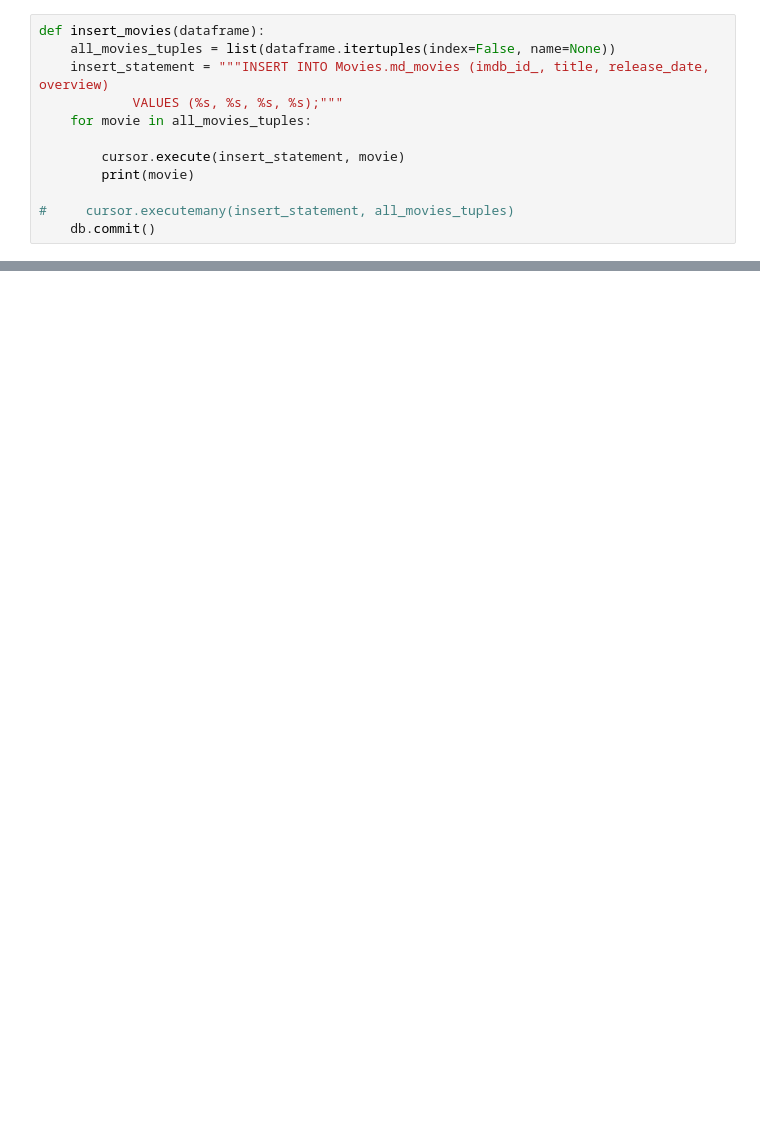
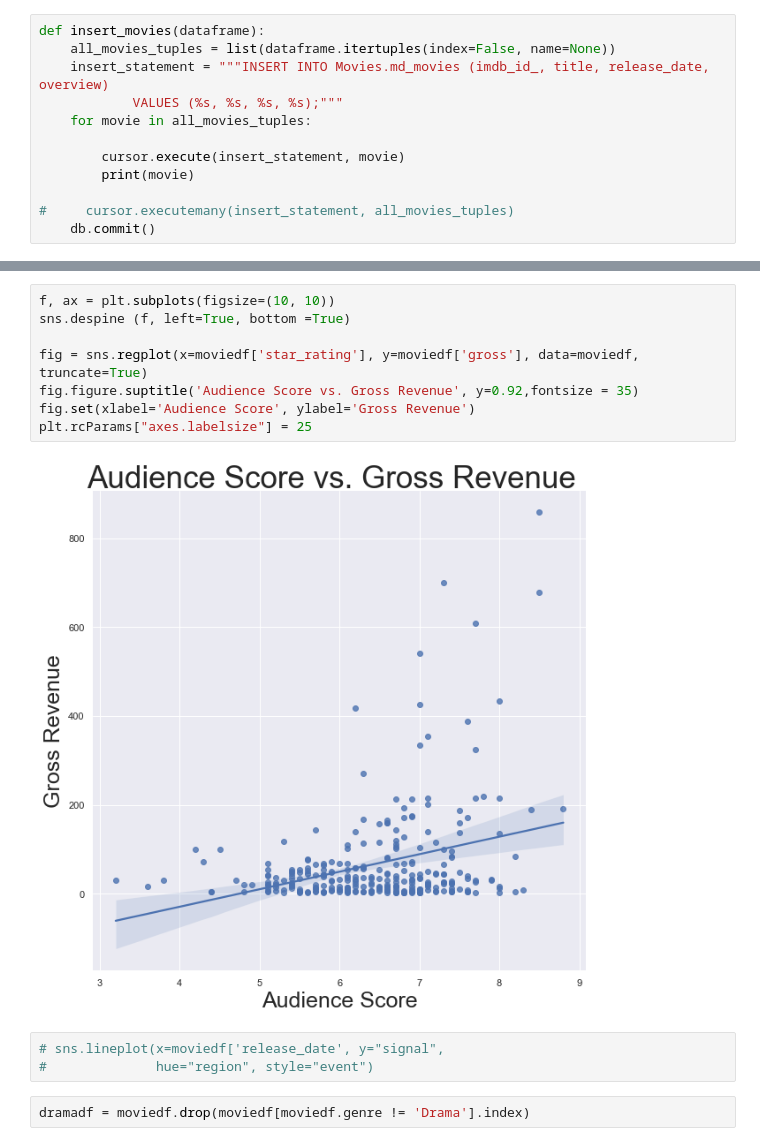
Before and after one commit to clareblessen/Movies, a Jupyter notebook: Movie_project.ipynb, the cells around one changed output, grey strips where cells are left out. Cells and saved outputs as stored; diff of their text form; blank space fills up the shorter version.

```diff
--- a/Movie_project.ipynb
+++ b/Movie_project.ipynb
@@ -353,0 +378,15 @@ insert_movies(make_df(all_info))
+# %%
+f, ax = plt.subplots(figsize=(10, 10))
+sns.despine (f, left=True, bottom =True)
+
+fig = sns.regplot(x=moviedf['star_rating'], y=moviedf['gross'], data=moviedf, truncate=True)
+fig.figure.suptitle('Audience Score vs. Gross Revenue', y=0.92,fontsize = 35)
+fig.set(xlabel='Audience Score', ylabel='Gross Revenue')
+plt.rcParams["axes.labelsize"] = 25
+# %% [output]
+[figure, added]
+# %%
+# sns.lineplot(x=moviedf['release_date', y="signal",
+#              hue="region", style="event")
+# %%
+dramadf = moviedf.drop(moviedf[moviedf.genre != 'Drama'].index)
```
Also changed, not shown: parts of 32 cells of this notebook.
